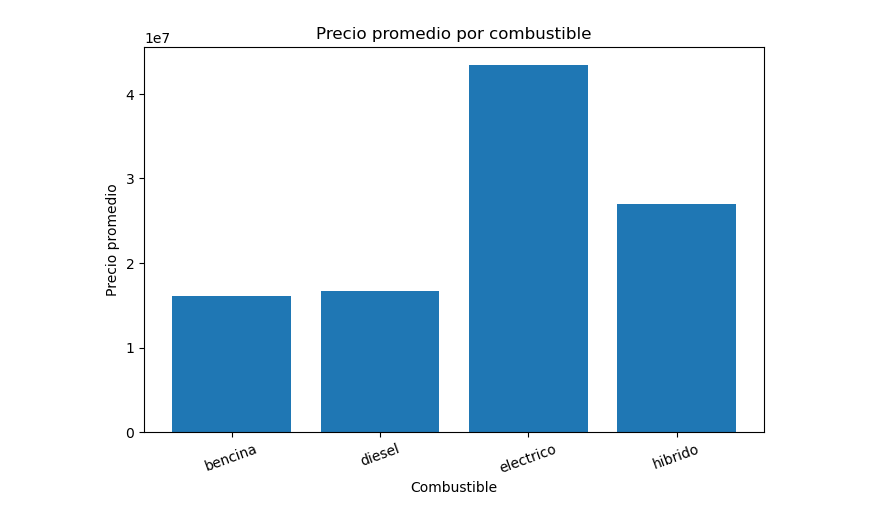
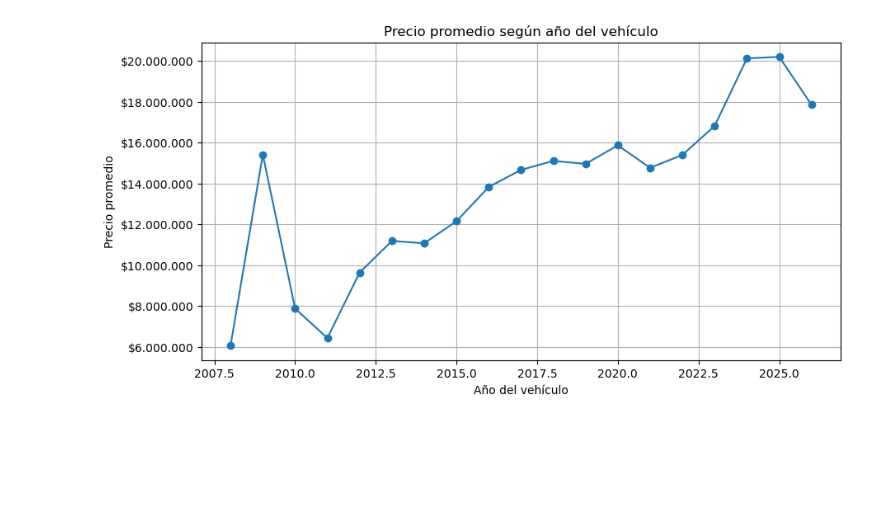
Before and after one commit to IICG-Coquimbo/practica-proyecto-autotec, a Jupyter notebook: autotec/Entrega3/EDA_Multivariado.ipynb, the cells around one changed output. Saved outputs shown, nothing was run; the diff lists cells and outputs as text; code cells hidden in the pictures; blank space fills up the shorter version.

```diff
--- a/autotec/Entrega3/EDA_Multivariado.ipynb
+++ b/autotec/Entrega3/EDA_Multivariado.ipynb
@@ -20,5 +70,0 @@ spark = SparkSession.builder \
-# %%
-df = spark.read.format("mongodb") \
-    .option("database", "proyecto_bigdata") \
-    .option("collection", "Contenedor_Autos_Limpio") \
-    .load()
@@ -206,0 +310,19 @@ df_combustible.show()
+# %%
+from pyspark.sql.functions import col
+df_year = (
+    df_eda.groupBy("year")
+    .agg(
+        count("*").alias("cantidad"),
+        spark_round(avg("precio"), 0).alias("precio_promedio"),
+        spark_round(avg("kilometraje"), 0).alias("kilometraje_promedio")
+    )
+    .filter(col("cantidad") >= 3)
+    .orderBy("year")
+)
+
+df_year_pd = df_year.toPandas()
+
+for columna in ["precio_promedio", "kilometraje_promedio"]:
+    df_year_pd[columna] = df_year_pd[columna].apply(formato_chileno)
+
+df_year_pd
@@ -207,19 +347,20 @@ df_combustible.show()
 # %%
-comb_pd = df_combustible.toPandas()
+df_year_grafico = df_year.toPandas()
 
-plt.figure(figsize=(8,5))
+plt.figure(figsize=(10, 5))
 
-plt.bar(
-    comb_pd["combustible"],
-    comb_pd["precio_promedio"]
+plt.plot(
+    df_year_grafico["year"],
+    df_year_grafico["precio_promedio"],
+    marker="o"
 )
 
-plt.title("Precio promedio por combustible")
-plt.xlabel("Combustible")
+plt.title("Precio promedio según año del vehículo")
+plt.xlabel("Año del vehículo")
 plt.ylabel("Precio promedio")
-
-plt.xticks(rotation=20)
+formato_pesos_eje()
+plt.grid(True)
 
 plt.show()
 # %% [output]
-[figure, old version]
+[figure, new version]
```
Also changed, not shown: parts of 28 cells of this notebook.
